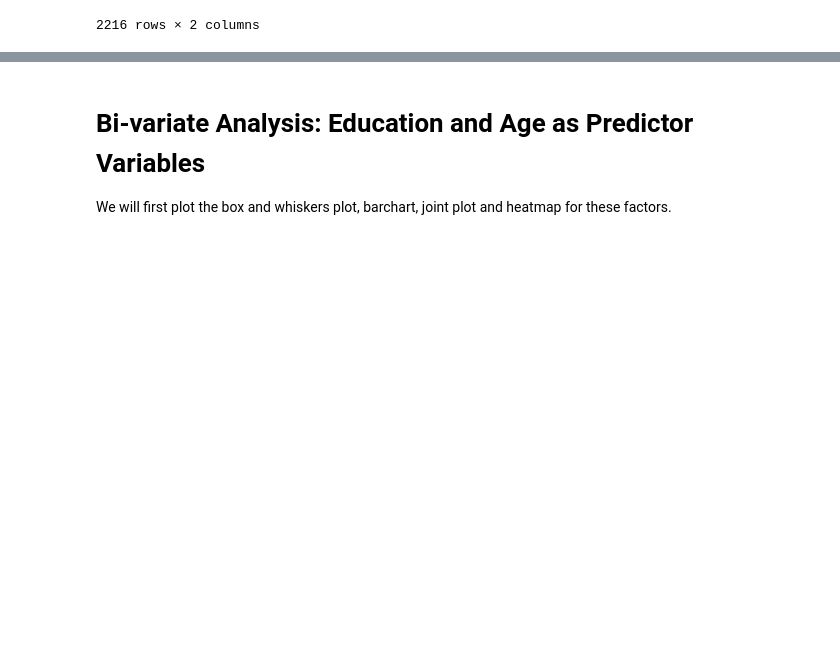
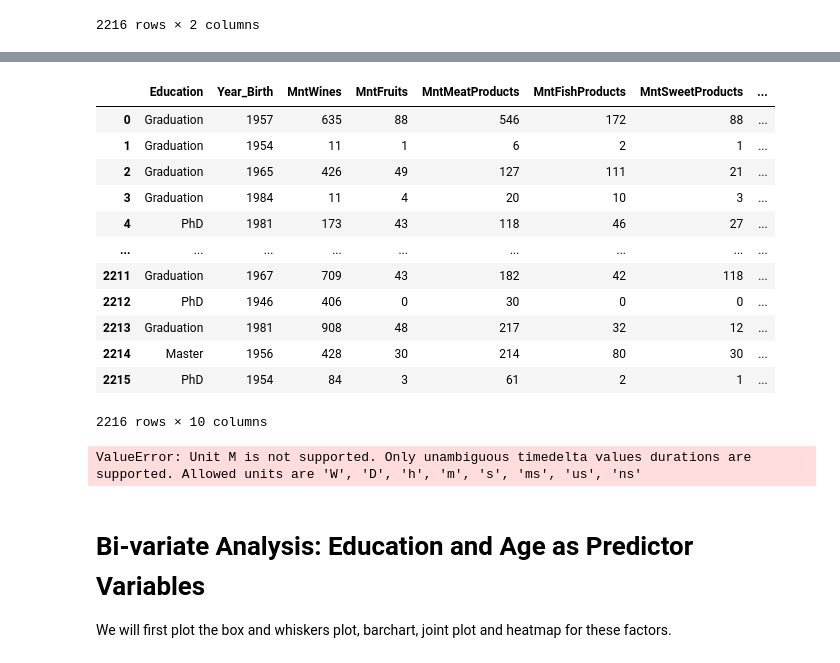
Before and after one commit to dcjh/1015_Mini_Project, a Jupyter notebook: Age_Education_EDA.ipynb, the cells around one changed output, grey strips where cells are left out. Drawn from its saved outputs; the diff is of its cells as text; code cells hidden in the pictures; blank space fills up the shorter version.

```diff
--- a/Age_Education_EDA.ipynb
+++ b/Age_Education_EDA.ipynb
@@ -83,3 +68,27 @@ jointplot.describe(include='all')
+# %%
+jointplot= pd.DataFrame(df[['Education', 'Year_Birth','MntWines', 'MntFruits', 'MntMeatProducts', 'MntFishProducts', 'MntSweetProducts', 'MntGoldProds', 'Recency', 'Dt_Customer']])
+jointplot
+# %% [output]
+|  | Education | Year_Birth | MntWines | MntFruits | MntMeatProducts | MntFishProducts | MntSweetProducts | ... |
+| 0 | Graduation | 1957 | 635 | 88 | 546 | 172 | 88 | ... |
+| 1 | Graduation | 1954 | 11 | 1 | 6 | 2 | 1 | ... |
+| 2 | Graduation | 1965 | 426 | 49 | 127 | 111 | 21 | ... |
+| 3 | Graduation | 1984 | 11 | 4 | 20 | 10 | 3 | ... |
+| 4 | PhD | 1981 | 173 | 43 | 118 | 46 | 27 | ... |
+| ... | ... | ... | ... | ... | ... | ... | ... | ... |
+| 2211 | Graduation | 1967 | 709 | 43 | 182 | 42 | 118 | ... |
+| 2212 | PhD | 1946 | 406 | 0 | 30 | 0 | 0 | ... |
+| 2213 | Graduation | 1981 | 908 | 48 | 217 | 32 | 12 | ... |
+| 2214 | Master | 1956 | 428 | 30 | 214 | 80 | 30 | ... |
+| 2215 | PhD | 1954 | 84 | 3 | 61 | 2 | 1 | ... |
+2216 rows × 10 columns
+# %%
+jointplot['Dt_Customer'] = pd.to_datetime(jointplot['Dt_Customer'], format='%d-%m-%Y')
+jointplot["CurrentDate"] = datetime.datetime(2021, 1, 1)
+jointplot['numMonths'] = ((jointplot['CurrentDate'] - jointplot['Dt_Customer'])/np.timedelta64(1, 'M'))
+jointplot['Recency'] = jointplot['Recency']/30
+# %% [output]
+ValueError: Unit M is not supported. Only unambiguous timedelta values durations are supported. Allowed units are 'W', 'D', 'h', 'm', 's', 'ms', 'us', 'ns'
 # %% [markdown]
 # Bi-variate Analysis: Education and Age as Predictor Variables
 We will first plot the box and whiskers plot, barchart, joint plot and heatmap for these factors.
```
Also changed, not shown: parts of 2 cells of this notebook.
